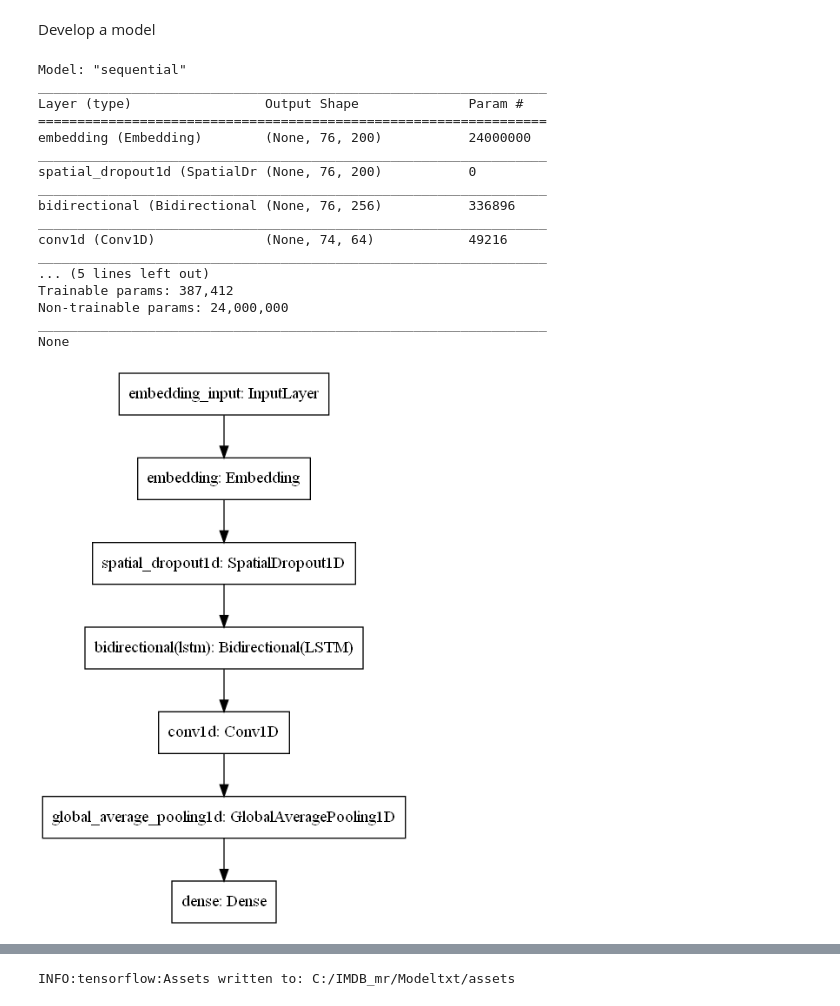
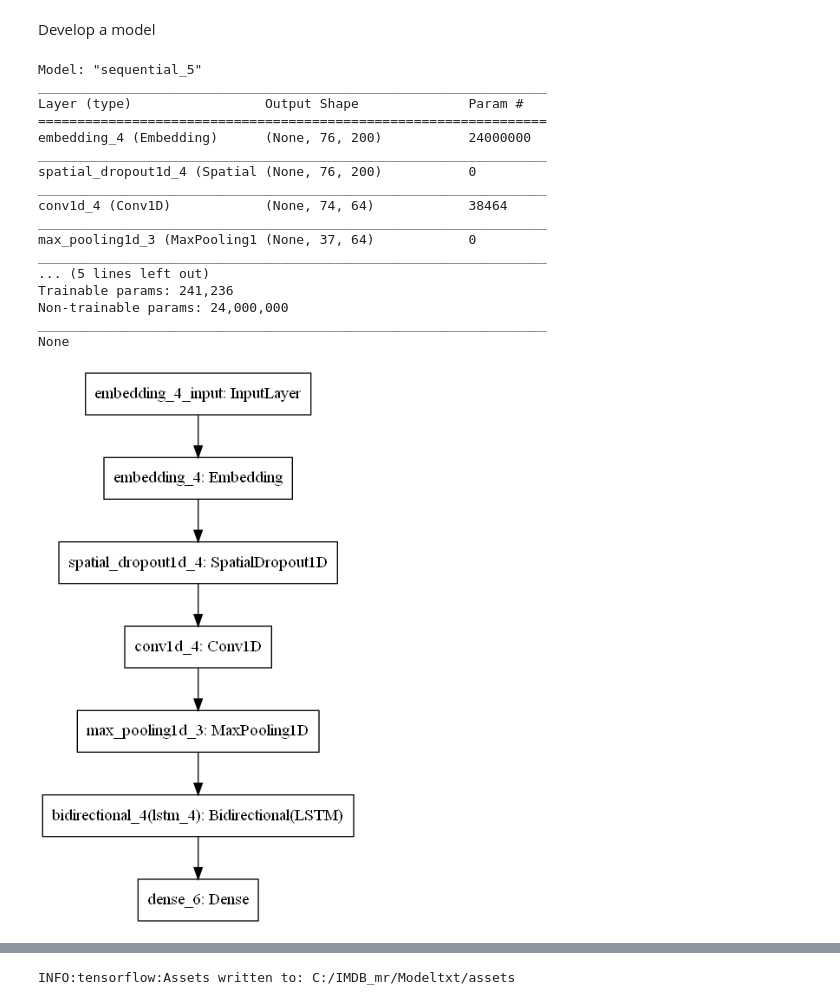
Before and after one commit to geovog/Judge_a_movie_by_its_cover, a Jupyter notebook: Cnn-LSTMT_models.ipynb, the cells around one changed output, grey strips where cells are left out. Saved outputs shown, nothing was run; the diff lists cells and outputs as text; code cells hidden in the pictures.

```diff
--- a/Cnn-LSTMT_models.ipynb
+++ b/Cnn-LSTMT_models.ipynb
@@ -180,5 +170,5 @@ train, test = train_test_split(img_metadata_df, test_size=0.20, random_state=9,
 # %%
-THRESHOLD = 0.5
+THRESHOLD = 0.4
 def precision(y_true, y_pred, threshold_shift=0.5-THRESHOLD):
 
     # just in case
@@ -209,7 +199,7 @@ def recall(y_true, y_pred, threshold_shift=0.5-THRESHOLD):
     return recall
 
 def fbeta(y_true, y_pred, threshold_shift=0.5-THRESHOLD):
-    #balanced on precision and recall
+    #balanced on recall
     beta = 2
 
     # just in case
@@ -680,31 +682,31 @@ Develop a model
 # %%
 modeltxt = Sequential()
 modeltxt.add(Embedding(vocabulary_size, 200, input_length=76, weights=[embedding_matrix], trainable=False))
 modeltxt.add(SpatialDropout1D(0.2))
-modeltxt.add(Bidirectional(LSTM(128, return_sequences=True)))
 modeltxt.add(Conv1D(64, kernel_size=3, padding = "valid", activation='relu'))
-modeltxt.add(GlobalAveragePooling1D()),
+modeltxt.add(MaxPooling1D()),
+modeltxt.add(Bidirectional(LSTM(128)))
 modeltxt.add(Dense(20, activation='sigmoid'))
-modeltxt.compile(loss = 'binary_crossentropy', optimizer='adam',metrics = [recall,precision,fbeta])
+modeltxt.compile(loss = 'binary_crossentropy', optimizer='adam',metrics = [recall,precision,f1])
 print(modeltxt.summary())
 plot_model(modeltxt)
 # %% [output]
-Model: "sequential"
+Model: "sequential_5"
 _________________________________________________________________
 Layer (type)                 Output Shape              Param #
 =================================================================
-embedding (Embedding)        (None, 76, 200)           24000000
+embedding_4 (Embedding)      (None, 76, 200)           24000000
 _________________________________________________________________
-spatial_dropout1d (SpatialDr (None, 76, 200)           0
+spatial_dropout1d_4 (Spatial (None, 76, 200)           0
 _________________________________________________________________
-bidirectional (Bidirectional (None, 76, 256)           336896
+conv1d_4 (Conv1D)            (None, 74, 64)            38464
 _________________________________________________________________
-conv1d (Conv1D)              (None, 74, 64)            49216
+max_pooling1d_3 (MaxPooling1 (None, 37, 64)            0
 _________________________________________________________________
 ... (5 lines left out)
-Trainable params: 387,412
+Trainable params: 241,236
 Non-trainable params: 24,000,000
 _________________________________________________________________
 None
-[figure, old version]
+[figure, new version]
 # %%
```
Also changed, not shown: parts of 24 cells of this notebook.
